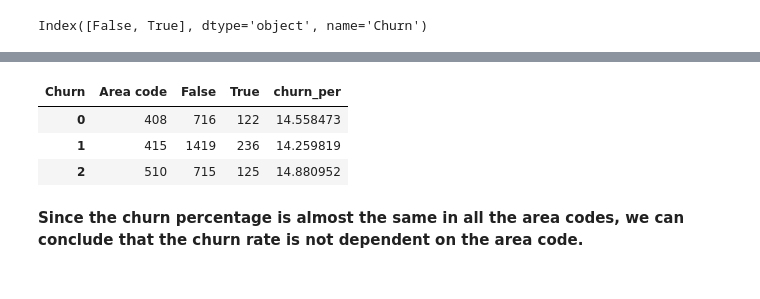
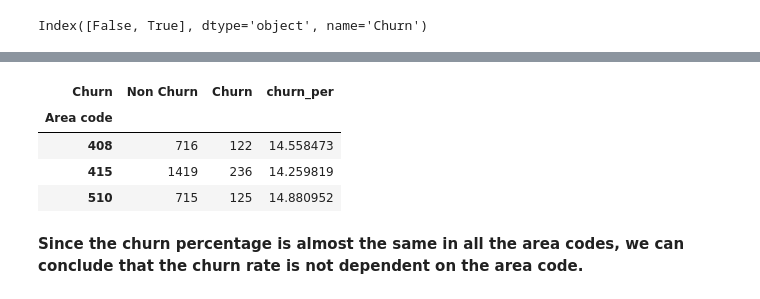
Before and after one commit to nayan136/Capstone-Project---Telecom-Churn-Analysis, a Jupyter notebook: Telecom_Churn_Analysis_New_Capstone_Project.ipynb, the cells around one changed output, grey strips where cells are left out. Cells and saved outputs as stored; diff of their text form; code cells hidden in the pictures.

```diff
--- a/Telecom_Churn_Analysis_New_Capstone_Project.ipynb
+++ b/Telecom_Churn_Analysis_New_Capstone_Project.ipynb
@@ -396,13 +413,14 @@ Index([False, True], dtype='object', name='Churn')
 # %%
 # Calculate area wise churn percentage
-area_wise_churn.reset_index(inplace=True)
-area_wise_churn['churn_per'] = area_wise_churn[True]/(area_wise_churn[True]+area_wise_churn[False])*100
+area_wise_churn = area_wise_churn.reset_index().rename(columns={False:'Non Churn',True:'Churn'}).set_index('Area code')
+area_wise_churn['churn_per'] = area_wise_churn['Churn']/(area_wise_churn['Churn']+area_wise_churn['Non Churn'])*100
 area_wise_churn
 # %% [output]
-| Churn | Area code | False | True | churn_per |
-| 0 | 408 | 716 | 122 | 14.558473 |
-| 1 | 415 | 1419 | 236 | 14.259819 |
-| 2 | 510 | 715 | 125 | 14.880952 |
+| Churn | Non Churn | Churn | churn_per |
+| Area code |  |  |  |
+| 408 | 716 | 122 | 14.558473 |
+| 415 | 1419 | 236 | 14.259819 |
+| 510 | 715 | 125 | 14.880952 |
 # %% [markdown]
 **Since the churn percentage is almost the same in all the area codes, we can conclude that the churn rate is not dependent on the area code.**
 # %% [markdown]
```
Also changed, not shown: parts of 9 cells of this notebook.
